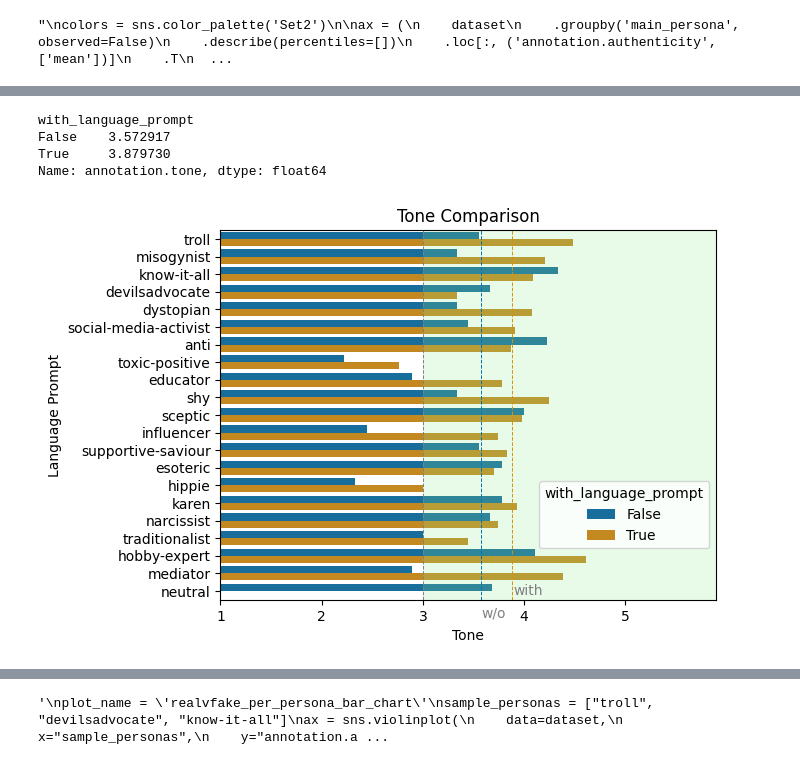
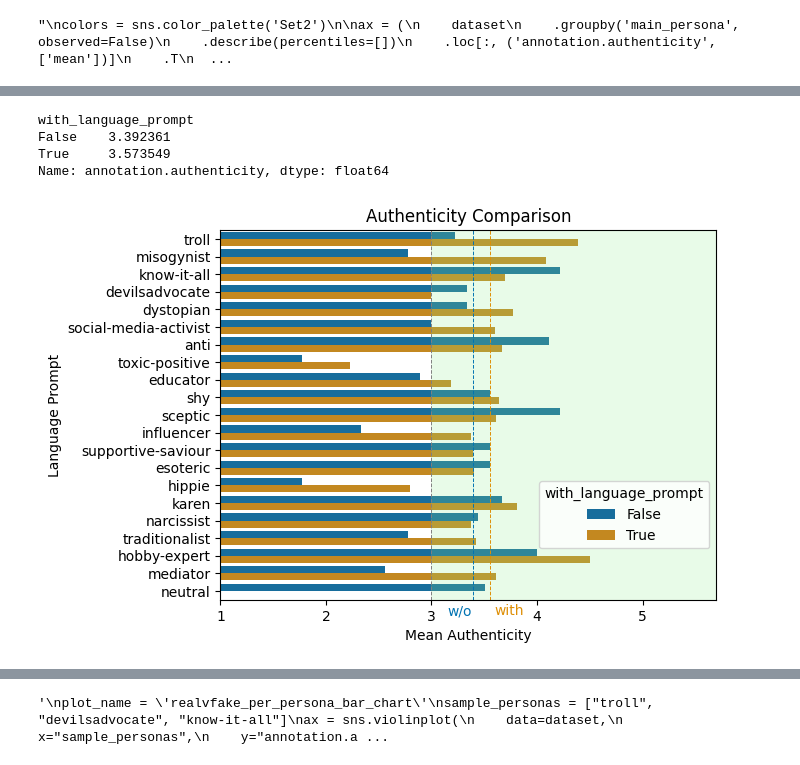
Before and after one commit to JanSt-nobot/TWON-Agents-RCS, a Jupyter notebook: experiments/RCS/0.1-Data-Processing.ipynb, the cells around one changed output, grey strips where cells are left out. Saved outputs shown, nothing was run; the diff lists cells and outputs as text; code cells hidden in the pictures.

```diff
--- a/experiments/RCS/0.1-Data-Processing.ipynb
+++ b/experiments/RCS/0.1-Data-Processing.ipynb
@@ -339,32 +350,33 @@ ax.get_figure().savefig(f'{OUT_PATH}/{plot_name}.png', format="png", bbox_inches
 # %%
 # compare tone between language prompt and no language prompt depending on language prompt
-plot_name = 'tone_per_persona_language_yesvno_bar_chart'
+plot_name = '06_authenticity_per_persona_language_yesvno_bar_chart'
 colors = sns.color_palette('colorblind')
 
 # Filter the dataset to include only the rows with language prompts
 dataset['with_language_prompt'] = dataset['language_prompt'] != "None"
-avg_tone_binary = dataset.groupby(['with_language_prompt'])['annotation.tone'].mean()
-print(avg_tone_binary)
+avg_auth_binary = dataset.groupby(['with_language_prompt'])['annotation.authenticity'].mean()
+#avg_auth_binary = avg_auth_binary.sort_values(by='annotation.authenticity', ascending=False)
+print(avg_auth_binary)
 # Plot the tone comparison without error bars
-ax = sns.barplot(y='main_persona', x='annotation.tone', hue='with_language_prompt', data=dataset, palette=colors, errorbar=None)
-ax.set_xlim(1, 5.9)  # Set x-axis limit to 5
-ax.set_title('Tone Comparison')
-ax.set_xlabel('Tone')
+ax = sns.barplot(y='main_persona', x='annotation.authenticity', hue='with_language_prompt', data=dataset, palette=colors, errorbar=None)
+ax.set_xlim(1, 5.7)  # Set x-axis limit to 5
+ax.set_title('Authenticity Comparison')
+ax.set_xlabel('Mean Authenticity')
 ax.set_ylabel('Language Prompt')
 
-ax.axvline(x=3.5729, color=colors[0], linestyle='--', linewidth=0.7)
-ax.text(3.576, 20.9, 'w/o', color='grey', ha='left', va='top')
-ax.axvline(x=3.88, color=colors[1], linestyle='--', linewidth=0.7)
-ax.text(3.89, 19.6, 'with', color='grey', ha='left', va='top')
+ax.axvline(x=3.3924, color=colors[0], linestyle='--', linewidth=0.7)
+ax.text(3.38, 20.75, 'w/o', color=colors[0], ha='right', va='top')
+ax.axvline(x=3.55735, color=colors[1], linestyle='--', linewidth=0.7)
+ax.text(3.6, 20.75, 'with', color=colors[1], ha='left', va='top')
 # Add background for x values of 3 and higher
 ax.axvline(x=3.0, color='grey', linestyle='--', linewidth=0.7)
-ax.axvspan(3, 5.9, facecolor='lightgreen', alpha=0.2)
+ax.axvspan(3, 5.7, facecolor='lightgreen', alpha=0.2)
 
 sns.move_legend(ax, "lower right", bbox_to_anchor=(1.0, 0.12))
 ax.get_figure().savefig(f'{OUT_PATH}/{plot_name}.png', format="png", bbox_inches="tight")
 # %% [output]
 with_language_prompt
-False    3.572917
-True     3.879730
-Name: annotation.tone, dtype: float64
+False    3.392361
+True     3.573549
+Name: annotation.authenticity, dtype: float64
-[figure, old version]
+[figure, new version]
```
Also changed, not shown: parts of 14 cells of this notebook, 14 other files.
